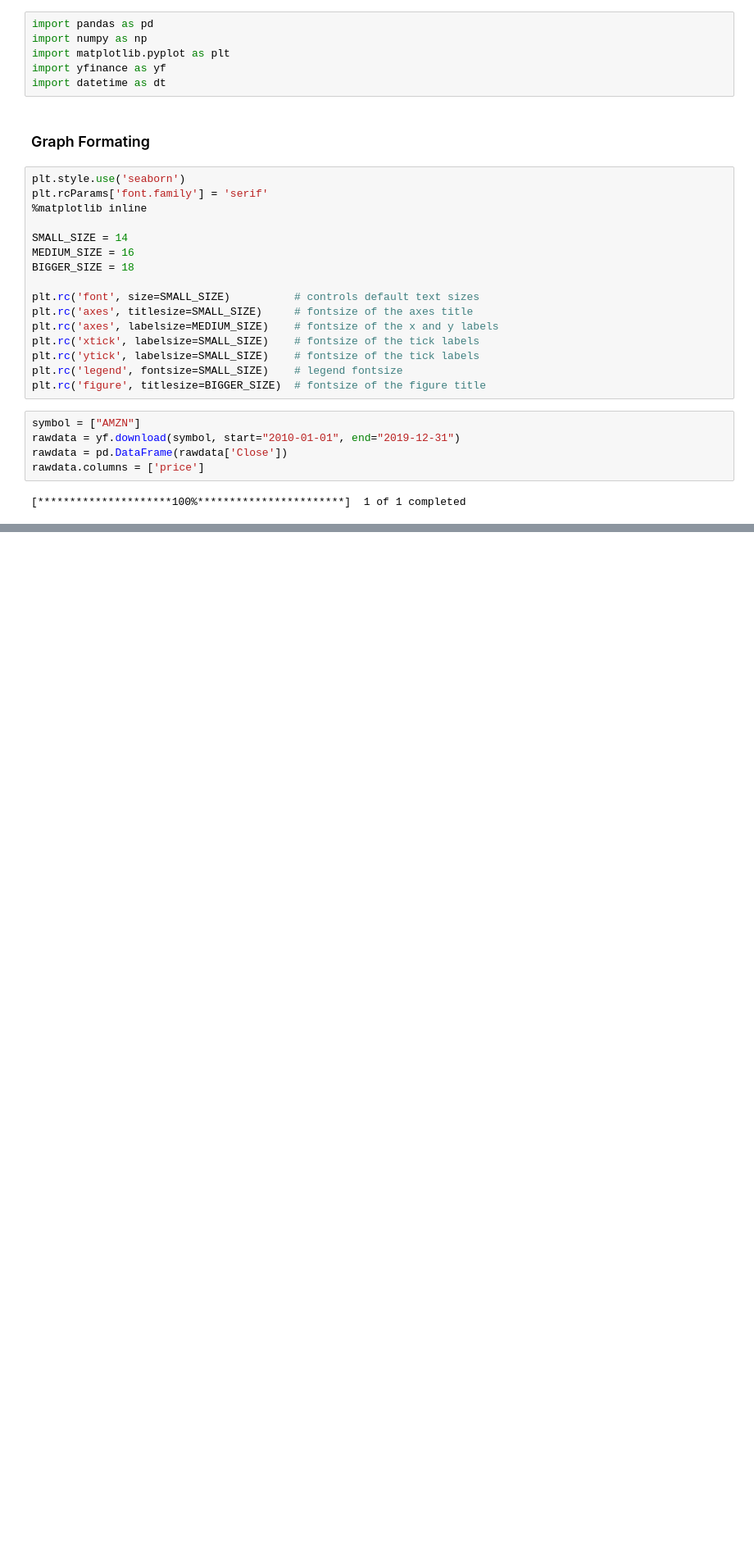
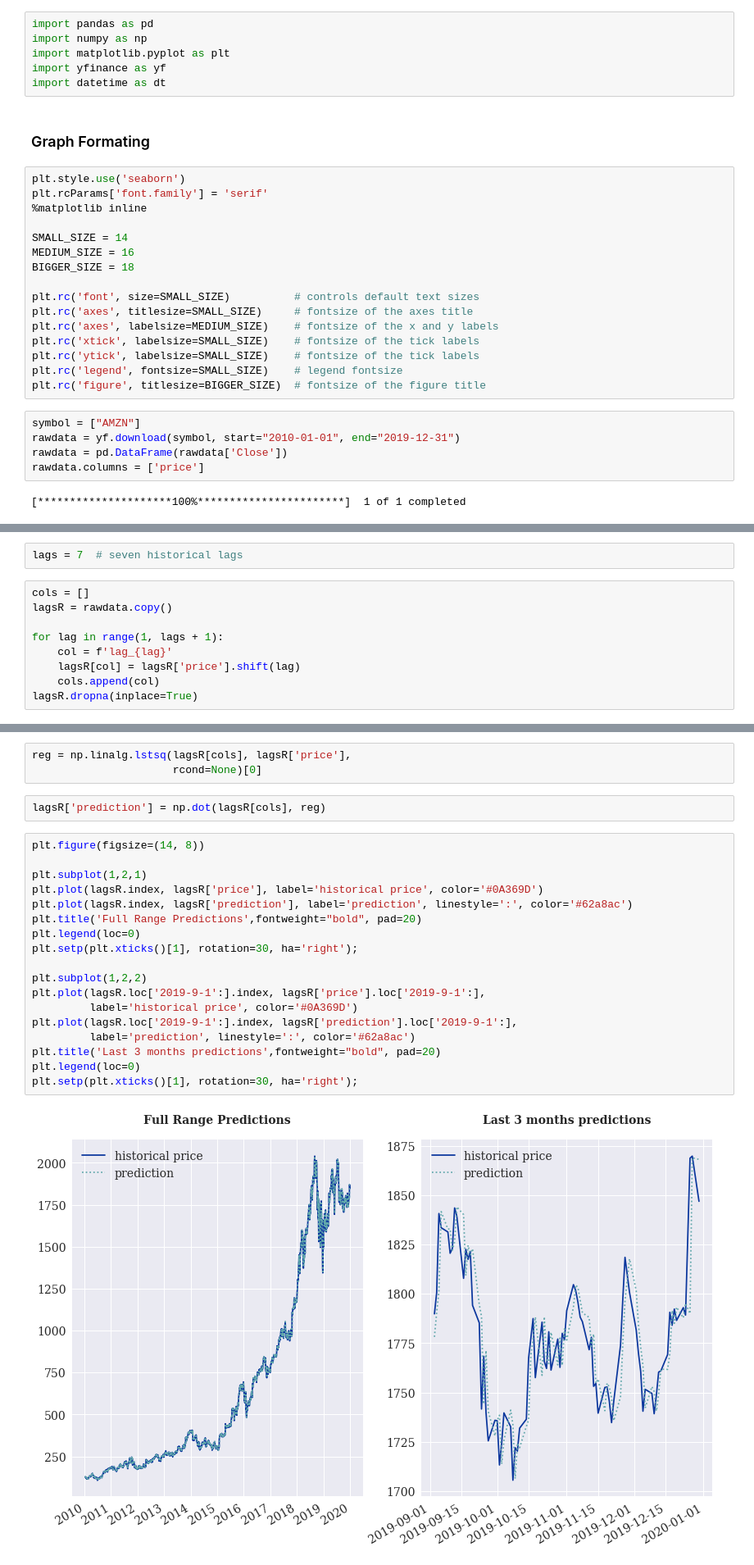
Before and after one commit to mateomarks/Algorithmic-Trading, a Jupyter notebook: 02 ML Based Strategies.ipynb, the cells around one changed output, grey strips where cells are left out. Shown at 82% size. Drawn from its saved outputs; the diff is of its cells as text; blank space fills up the shorter version.

```diff
--- a/02 ML Based Strategies.ipynb
+++ b/02 ML Based Strategies.ipynb
@@ -83,0 +82,11 @@ NameError: name 'x' is not defined
+# %%
+lags = 7  # seven historical lags
+# %%
+cols = []
+lagsR = rawdata.copy()
+
+for lag in range(1, lags + 1):
+    col = f'lag_{lag}'
+    lagsR[col] = lagsR['price'].shift(lag)
+    cols.append(col)
+lagsR.dropna(inplace=True)
@@ -83,0 +122,25 @@ NameError: name 'x' is not defined
+# %%
+reg = np.linalg.lstsq(lagsR[cols], lagsR['price'],
+                      rcond=None)[0]
+# %%
+lagsR['prediction'] = np.dot(lagsR[cols], reg)
+# %%
+plt.figure(figsize=(14, 8))
+
+plt.subplot(1,2,1)
+plt.plot(lagsR.index, lagsR['price'], label='historical price', color='#0A369D')
+plt.plot(lagsR.index, lagsR['prediction'], label='prediction', linestyle=':', color='#62a8ac')
+plt.title('Full Range Predictions',fontweight="bold", pad=20)
+plt.legend(loc=0)
+plt.setp(plt.xticks()[1], rotation=30, ha='right');
+
+plt.subplot(1,2,2)
+plt.plot(lagsR.loc['2019-9-1':].index, lagsR['price'].loc['2019-9-1':],
+         label='historical price', color='#0A369D')
+plt.plot(lagsR.loc['2019-9-1':].index, lagsR['prediction'].loc['2019-9-1':],
+         label='prediction', linestyle=':', color='#62a8ac')
+plt.title('Last 3 months predictions',fontweight="bold", pad=20)
+plt.legend(loc=0)
+plt.setp(plt.xticks()[1], rotation=30, ha='right');
+# %% [output]
+[figure, added]
```
Also changed, not shown: parts of 8 cells of this notebook.
